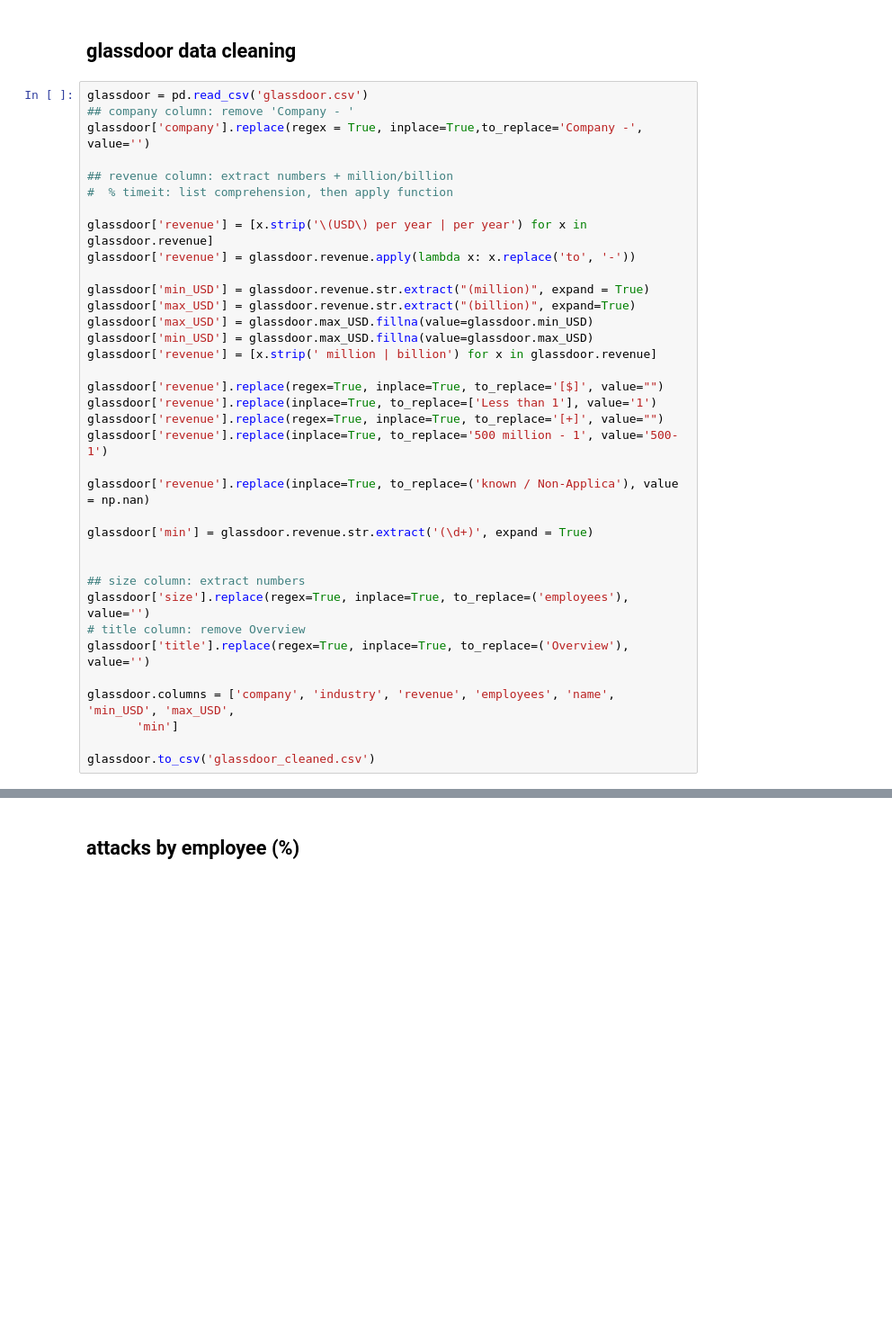
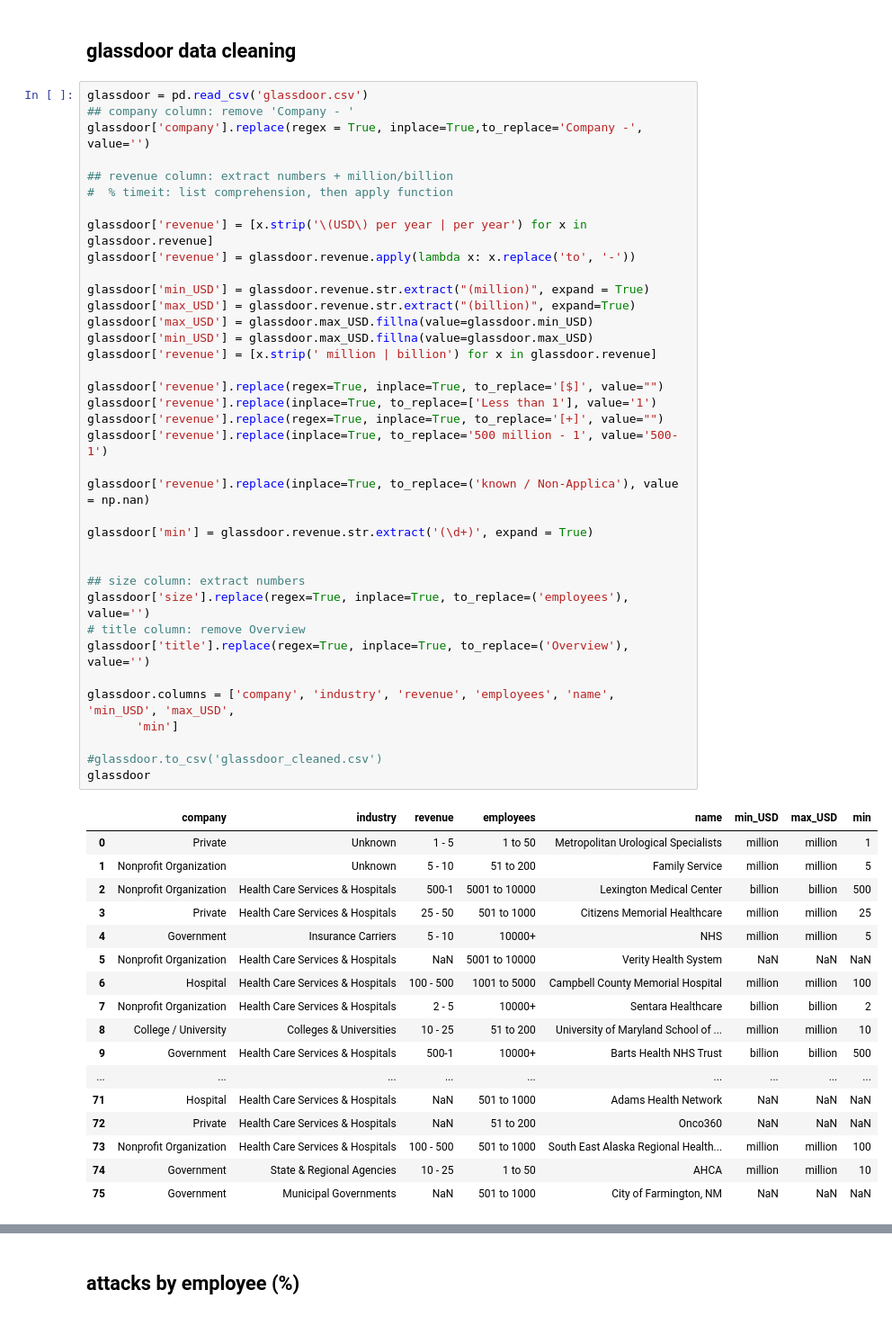
Before and after one commit to MelanieU/cyberattacks_in_healthcare, a Jupyter notebook: Analysis/glassdoor_analysis.ipynb, the cells around one changed output, grey strips where cells are left out. Shown at 90% size. Saved outputs shown, nothing was run; the diff lists cells and outputs as text; blank space fills up the shorter version.

Commit message:
Edit glassdoor analysis

```diff
--- a/Analysis/glassdoor_analysis.ipynb
+++ b/Analysis/glassdoor_analysis.ipynb
@@ -13,31 +14,50 @@ glassdoor['company'].replace(regex = True, inplace=True,to_replace='Company -',
 ## revenue column: extract numbers + million/billion
 #  % timeit: list comprehension, then apply function
 
 glassdoor['revenue'] = [x.strip('\(USD\) per year | per year') for x in glassdoor.revenue]
 glassdoor['revenue'] = glassdoor.revenue.apply(lambda x: x.replace('to', '-'))
 
 glassdoor['min_USD'] = glassdoor.revenue.str.extract("(million)", expand = True)
 glassdoor['max_USD'] = glassdoor.revenue.str.extract("(billion)", expand=True)
 glassdoor['max_USD'] = glassdoor.max_USD.fillna(value=glassdoor.min_USD)
 glassdoor['min_USD'] = glassdoor.max_USD.fillna(value=glassdoor.max_USD)
 glassdoor['revenue'] = [x.strip(' million | billion') for x in glassdoor.revenue]
 
 glassdoor['revenue'].replace(regex=True, inplace=True, to_replace='[$]', value="")
 glassdoor['revenue'].replace(inplace=True, to_replace=['Less than 1'], value='1')
 glassdoor['revenue'].replace(regex=True, inplace=True, to_replace='[+]', value="")
 glassdoor['revenue'].replace(inplace=True, to_replace='500 million - 1', value='500-1')
 
 glassdoor['revenue'].replace(inplace=True, to_replace=('known / Non-Applica'), value = np.nan)
 
 glassdoor['min'] = glassdoor.revenue.str.extract('(\d+)', expand = True)
 
 
 ## size column: extract numbers
 glassdoor['size'].replace(regex=True, inplace=True, to_replace=('employees'), value='')
 # title column: remove Overview
 glassdoor['title'].replace(regex=True, inplace=True, to_replace=('Overview'), value='')
 
 glassdoor.columns = ['company', 'industry', 'revenue', 'employees', 'name', 'min_USD', 'max_USD',
        'min']
 
-glassdoor.to_csv('glassdoor_cleaned.csv')
+#glassdoor.to_csv('glassdoor_cleaned.csv')
+glassdoor
+# %% [output]
+|  | company | industry | revenue | employees | name | min_USD | max_USD | min |
+| 0 | Private | Unknown | 1 - 5 | 1 to 50 | Metropolitan Urological Specialists | million | million | 1 |
+| 1 | Nonprofit Organization | Unknown | 5 - 10 | 51 to 200 | Family Service | million | million | 5 |
+| 2 | Nonprofit Organization | Health Care Services & Hospitals | 500-1 | 5001 to 10000 | Lexington Medical Center | billion | billion | 500 |
+| 3 | Private | Health Care Services & Hospitals | 25 - 50 | 501 to 1000 | Citizens Memorial Healthcare | million | million | 25 |
+| 4 | Government | Insurance Carriers | 5 - 10 | 10000+ | NHS | million | million | 5 |
+| 5 | Nonprofit Organization | Health Care Services & Hospitals | NaN | 5001 to 10000 | Verity Health System | NaN | NaN | NaN |
+| 6 | Hospital | Health Care Services & Hospitals | 100 - 500 | 1001 to 5000 | Campbell County Memorial Hospital | million | million | 100 |
+| 7 | Nonprofit Organization | Health Care Services & Hospitals | 2 - 5 | 10000+ | Sentara Healthcare | billion | billion | 2 |
+| 8 | College / University | Colleges & Universities | 10 - 25 | 51 to 200 | University of Maryland School of ... | million | million | 10 |
+| 9 | Government | Health Care Services & Hospitals | 500-1 | 10000+ | Barts Health NHS Trust | billion | billion | 500 |
+| ... | ... | ... | ... | ... | ... | ... | ... | ... |
+| 71 | Hospital | Health Care Services & Hospitals | NaN | 501 to 1000 | Adams Health Network | NaN | NaN | NaN |
+| 72 | Private | Health Care Services & Hospitals | NaN | 51 to 200 | Onco360 | NaN | NaN | NaN |
+| 73 | Nonprofit Organization | Health Care Services & Hospitals | 100 - 500 | 501 to 1000 | South East Alaska Regional Health... | million | million | 100 |
+| 74 | Government | State & Regional Agencies | 10 - 25 | 1 to 50 | AHCA | million | million | 10 |
+| 75 | Government | Municipal Governments | NaN | 501 to 1000 | City of Farmington, NM | NaN | NaN | NaN |
```
Also changed, not shown: parts of 11 cells of this notebook.
